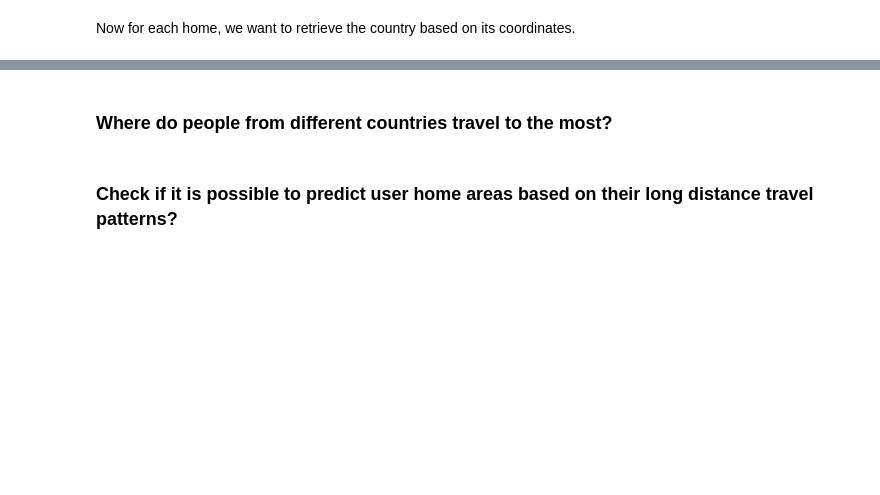
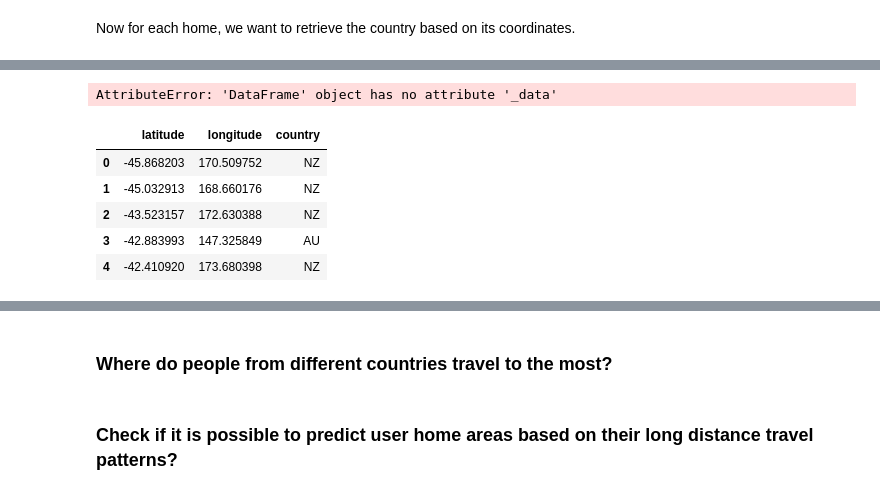
Before and after one commit to epfl-ada/ada-2020-project-milestone-p3-p3_pia, a Jupyter notebook: extension_analysis.ipynb, the cells around one changed output, grey strips where cells are left out. Saved outputs shown, nothing was run; the diff lists cells and outputs as text; code cells hidden in the pictures; blank space fills up the shorter version.

```diff
--- a/extension_analysis.ipynb
+++ b/extension_analysis.ipynb
@@ -197,0 +239,5 @@ homes_b.head()
+# %%
+# Maina: mais ca ca marche pas et donc tout le reste sur brightkite ne marche pas non plus
+hm_countries_b.head()
+# %% [output]
+AttributeError: 'DataFrame' object has no attribute '_data'
@@ -197,0 +249,9 @@ homes_b.head()
+# %%
+hm_countries_g.head()
+# %% [output]
+|  | latitude | longitude | country |
+| 0 | -45.868203 | 170.509752 | NZ |
+| 1 | -45.032913 | 168.660176 | NZ |
+| 2 | -43.523157 | 172.630388 | NZ |
+| 3 | -42.883993 | 147.325849 | AU |
+| 4 | -42.410920 | 173.680398 | NZ |
```
Also changed, not shown: parts of 26 cells of this notebook.
